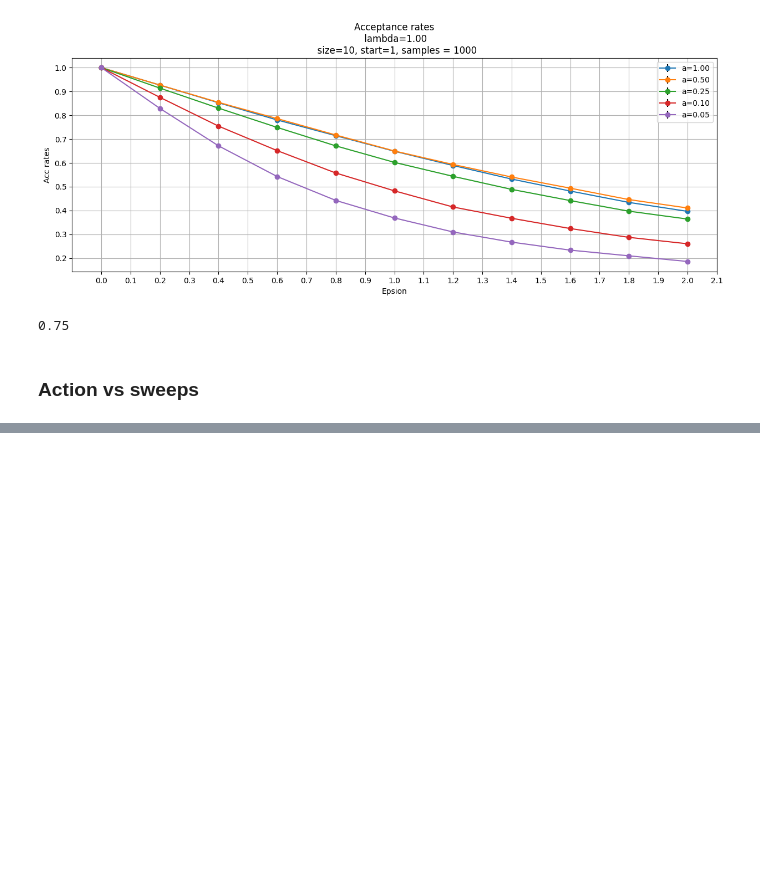
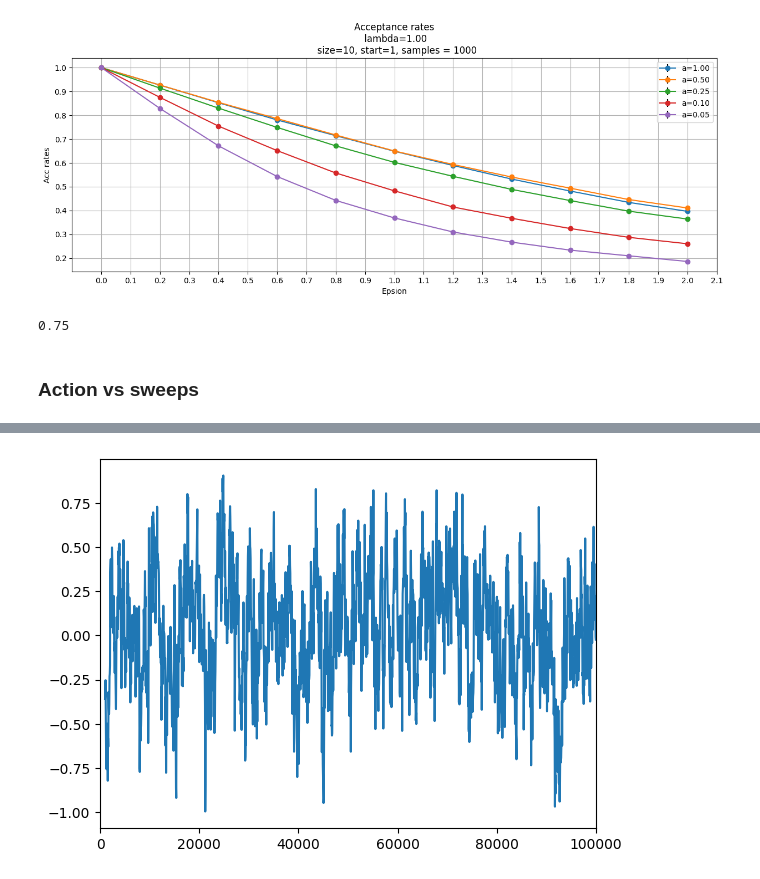
Before and after one commit to SoyAgustin/QF-Path-Integral, a Jupyter notebook: Notebooks_Py/oscillator.ipynb, the cells around one changed output, grey strips where cells are left out. Saved outputs shown, nothing was run; the diff lists cells and outputs as text; code cells hidden in the pictures; blank space fills up the shorter version.

```diff
--- a/Notebooks_Py/oscillator.ipynb
+++ b/Notebooks_Py/oscillator.ipynb
@@ -141,6 +141,15 @@ def energy_plot(x,y,yerr,lambda_):
     plt.xlabel("$\Delta t$")
     plt.legend()
     plt.show()
+# %%
+df = pd.read_csv("./Datos/Oscillator/tray_a_1_l_0.csv")
+
+x = df["x0"][1000:100000:50]
+plt.plot(x)
+plt.xlim(0,100000)
+plt.show()
+# %% [output]
+[figure, added]
 # %%
 def corr_plot(x,y,yerr,lambda_):
     def theoretical_corr(x,a,xi):
```
Also changed, not shown: parts of 2 cells of this notebook, 3 other files.
